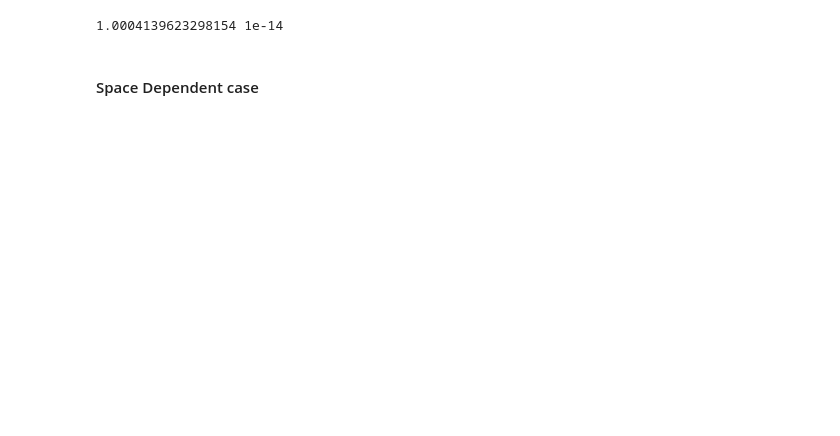
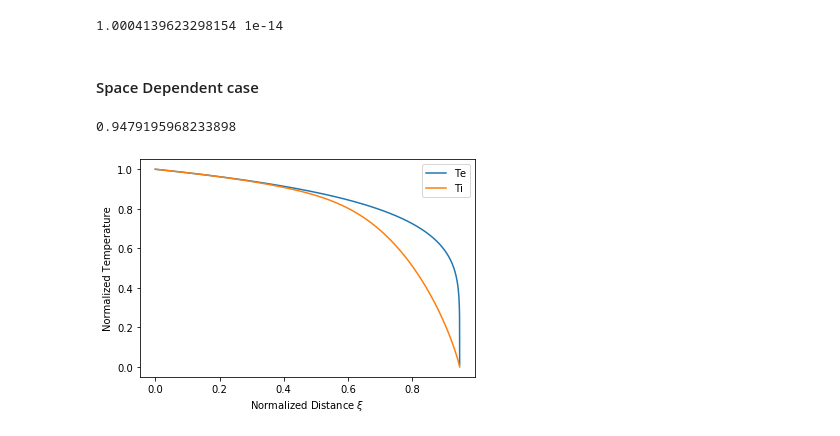
Before and after one commit to DrRyanMc/SelfSimilar, a Jupyter notebook: MarshakWave 3T.ipynb, the cells around one changed output. Drawn from its saved outputs; the diff is of its cells as text; code cells hidden in the pictures; blank space fills up the shorter version.

```diff
--- a/MarshakWave 3T.ipynb
+++ b/MarshakWave 3T.ipynb
@@ -241,37 +239,40 @@ xlist2=np.ndarray.tolist(sol.t*z3)
 xlist3=np.ndarray.tolist(sol.t*z4)
 
 #plot solution
-plt.plot(sol.t,sol.y[0])
-plt.plot(sol.t,sol.y[2])
+plt.plot(sol.t,sol.y[0],label="Te")
+plt.plot(sol.t,sol.y[2],label = "Ti")
 plt.xlabel(r"Normalized Distance $\xi$")
 plt.ylabel("Normalized Temperature")
-show("test")
+plt.legend()
+# show("test")
 
 # Write results to csv files
 #Initial condition
 with open('g1e-12_m32_gamma0_half_space.csv', 'w', ) as myfile:
     wr = csv.writer(myfile, quoting=csv.QUOTE_NONE, lineterminator = '\n',escapechar='')
 
     fields = (["position (cm)", "Electron Temp (KeV)", "Ion Temp (KeV)"])
     for i in range(ll):
         wr.writerow([(xlistI[ll-1-i]),(TeList[ll-1-i]), (TiList[ll-1-i])])
 #results
 with open('g1_m32_gamma0_half_space.csv', 'w', ) as myfile:
     wr = csv.writer(myfile, quoting=csv.QUOTE_NONE, lineterminator = '\n',escapechar='')
 
     fields = (["position (cm)", "Electron Temp (KeV)", "Ion Temp (KeV)"])
     for i in range(ll):
         wr.writerow([(xlist1[ll-1-i]),(TeList[ll-1-i]), (TiList[ll-1-i])])
 with open('g10_m32_gamma0_half_space.csv', 'w', ) as myfile:
     wr = csv.writer(myfile, quoting=csv.QUOTE_NONE, lineterminator = '\n',escapechar='')
 
     fields = (["position (cm)", "Electron Temp (KeV)", "Ion Temp (KeV)"])
     for i in range(ll):
         wr.writerow([(xlist2[ll-1-i]),(TeList[ll-1-i]), (TiList[ll-1-i])])
 with open('g20_m32_gamma0_half_space.csv', 'w', ) as myfile:
     wr = csv.writer(myfile, quoting=csv.QUOTE_NONE, lineterminator = '\n',escapechar='')
 
     fields = (["position (cm)", "Electron Temp (KeV)", "Ion Temp (KeV)"])
     for i in range(ll):
         wr.writerow([(xlist3[ll-1-i]),(TeList[ll-1-i]), (TiList[ll-1-i])])
-m
+# %% [output]
+0.9479195968233898
+[figure, added]
```
Also changed, not shown: parts of 3 cells of this notebook, 3 other files.
